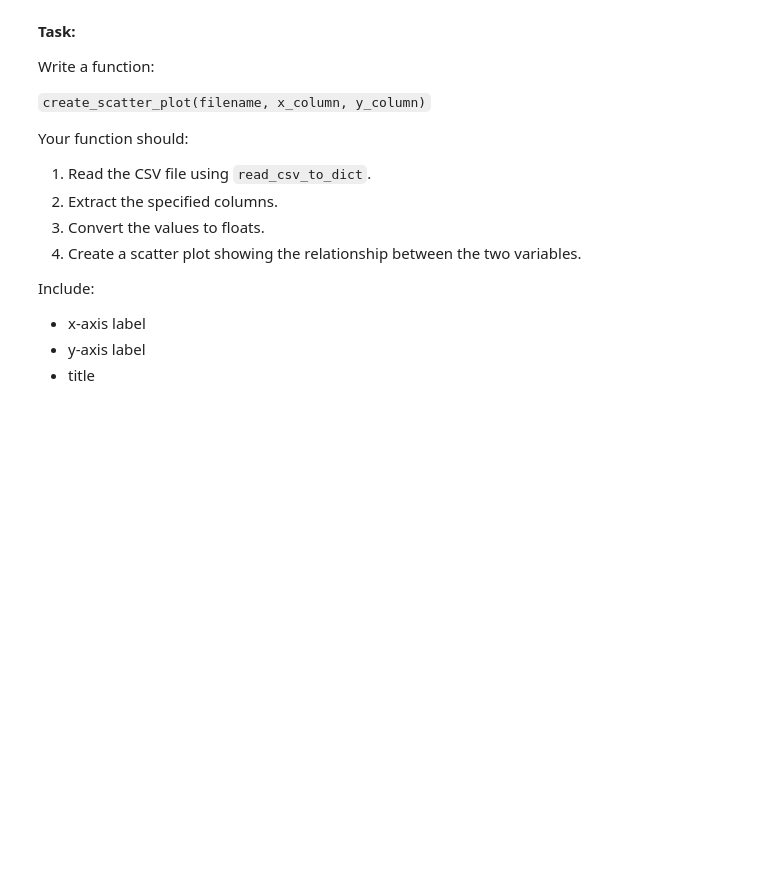
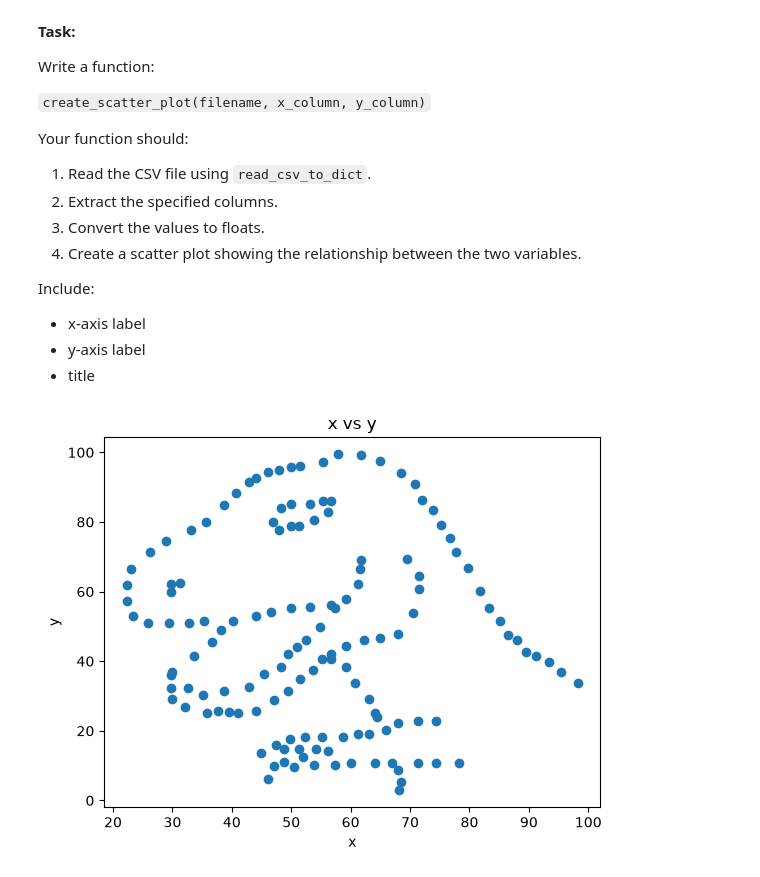
Before and after one commit to basseben/homework, a Jupyter notebook: week-09/homework.ipynb, the cells around one changed output. Saved outputs shown, nothing was run; the diff lists cells and outputs as text; code cells hidden in the pictures; blank space fills up the shorter version.

```diff
--- a/week-09/homework.ipynb
+++ b/week-09/homework.ipynb
@@ -581,0 +645,23 @@ Include:
+# %%
+#Your Solution
+def create_scatter_plot(filename, x_column, y_column):
+    # 1. Read the CSV file using read_csv_to_dict
+    data = read_csv_to_dict(filename)
+
+    # 2 & 3. Extract the specified columns and convert values to floats
+    x = data[x_column].astype(float)
+    y = data[y_column].astype(float)
+
+    # 4. Create a scatter plot
+    plt.scatter(x, y)
+
+    # Include labels and title
+    plt.xlabel(x_column)
+    plt.ylabel(y_column)
+    plt.title(f'{x_column} vs {y_column}')
+
+    plt.show()
+
+create_scatter_plot("p9_data.csv", "x", "y")
+# %% [output]
+[figure, added]
```
Also changed, not shown: parts of 7 cells of this notebook.
